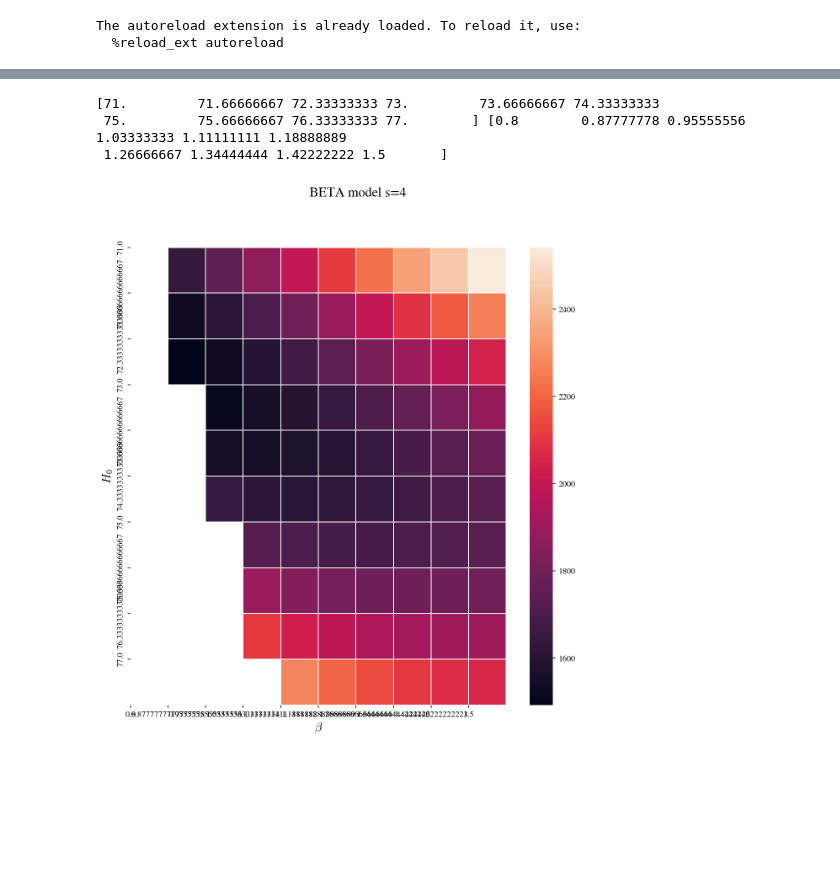
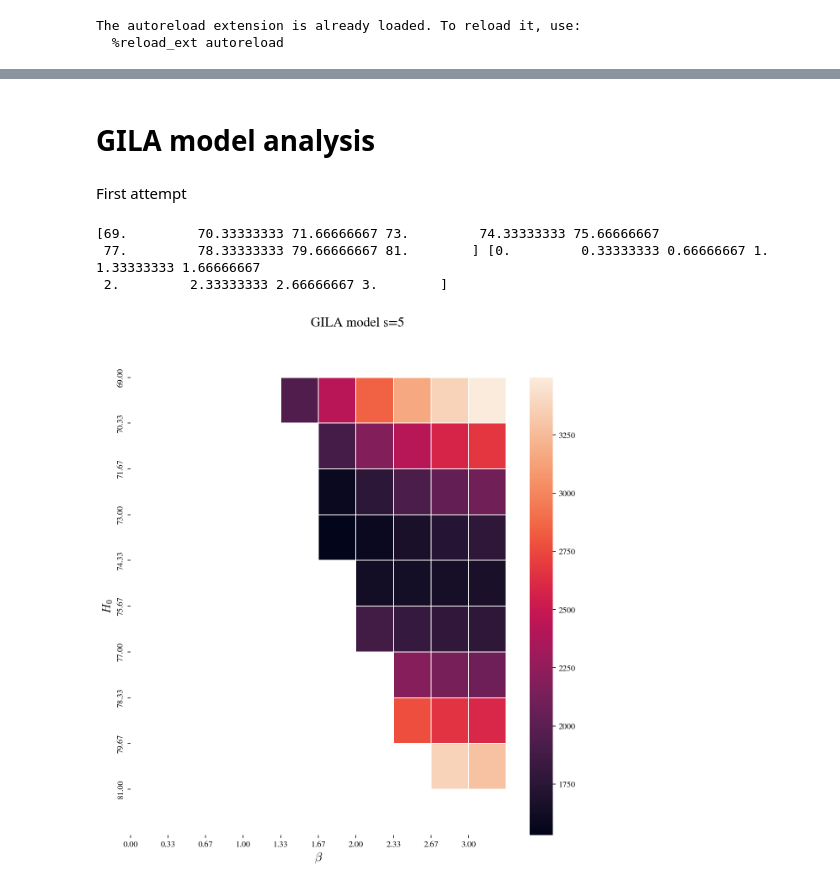
Before and after one commit to matiasleize/GC_MCMC, a Jupyter notebook: notebooks/age_of_the_universe/plot_age_of_universe_0.90_z_linspace_integration_fix_s.ipynb, the cells around one changed output, grey strips where cells are left out. Cells and saved outputs as stored; diff of their text form; code cells hidden in the pictures; blank space fills up the shorter version.

Commit message:
Update grid analysis

```diff
--- a/notebooks/age_of_the_universe/plot_age_of_universe_0.90_z_linspace_integration_fix_s.ipynb
+++ b/notebooks/age_of_the_universe/plot_age_of_universe_0.90_z_linspace_integration_fix_s.ipynb
@@ -276,7 +278,7 @@ dof = ds_SN_plus_shoes[2].shape[0]-3
 omega_r = 2.47e-5
 L_bar = 0.90
 M_abs = -19.3
-s = 4
+s = 5
 
 Gyr_to_second = int(3.1536e16)
 Mpc_to_km = int(3.0857e19)
@@ -287,7 +293,7 @@ aou_threshold = 12.7
 # %%
 #BETA MODEL
 
-H0_values = np.arange(69,81)
+H0_values = np.linspace(69,81,10)
 beta_values = np.linspace(0,2.5,10)
 print(H0_values, beta_values)
 
@@ -319,9 +325,9 @@ ax.set_xlabel(r'$\beta$', fontsize=14)
 ax.set_ylabel(r'$H_0$', fontsize=14)
 ax.set_xticks(np.arange(len(beta_values)))
 ax.set_yticks(np.arange(len(H0_values)))
-ax.set_xticklabels(beta_values)
-ax.set_yticklabels(H0_values)
+ax.set_xticklabels([f'{tick:.2f}' for tick in beta_values])
+ax.set_yticklabels([f'{tick:.2f}' for tick in H0_values])
 ax.label_outer()
-fig.savefig(os.path.join(path_figures, 'heat_map_aou_BETA_s={:3g}.png'.format(s)))
+fig.savefig(os.path.join(path_figures, 'heat_map_aou_BETA_s={}.png'.format(s)))
 plt.show()
 # %% [output]
@@ -349,46 +411,51 @@ plt.show()
+# %% [markdown]
+# GILA model analysis
+# %% [markdown]
+First attempt
 # %%
-#BETA MODEL
-H0_values = np.linspace(71,77,10)
-beta_values = np.linspace(0.8,1.5,10)
+#GILA MODEL
+
+H0_values = np.linspace(69,81,10)
+beta_values = np.linspace(0,3,10)
+
 print(H0_values, beta_values)
 
 fig, ax = plt.subplots(figsize=(10, 10))
-fig.suptitle('BETA model s={}'.format(s), fontsize=16)
+fig.suptitle('GILA model s={}'.format(s), fontsize=16)
 
-matrix_beta = np.zeros((len(H0_values), len(beta_values)))
+matrix_gila = np.zeros((len(H0_values), len(beta_values)))
 
 for i, H0_val in enumerate(H0_values):
     for j, beta_val in enumerate(beta_values):
         physical_params = [L_bar, beta_val, H0_val, s]
         try :
-            z_final, Hs_final = integrator_GILA(physical_params, model='BETA', num_z_points=int(len(z)),
+            z_final, Hs_final = integrator_GILA(physical_params, model='GILA', num_z_points=int(len(z)),
                                             initial_z=z[0], final_z=z[-1])
         except Exception as e:
             # If integration fails
-            matrix_beta[i, j] = np.nan
+            matrix_gila[i, j] = np.nan
             continue
-        aou_beta = inv_Hub_to_Gyr * simps(((1+z_final) * Hs_final)**(-1), z_final)
-        if aou_beta < aou_threshold:
-            matrix_beta[i, j] = np.nan
+        aou_gila = inv_Hub_to_Gyr * simps(((1+z_final) * Hs_final)**(-1), z_final)
+        if aou_gila < aou_threshold:
+            matrix_gila[i, j] = np.nan
         else:
             theta = [M_abs, L_bar, beta_val, H0_val, s]
-            chi2 = params_to_chi2(theta, dataset_SN_plus_shoes=ds_SN_plus_shoes, model='BETA')#/dof
-            matrix_beta[i, j] = chi2
+            chi2 = params_to_chi2(theta, dataset_SN_plus_shoes=ds_SN_plus_shoes, model='GILA')#/dof
+            matrix_gila[i, j] = chi2
+
 # Plot the heatmap with discrete colormap
-ax = sns.heatmap(matrix_beta, linewidth=0.5)
+ax = sns.heatmap(matrix_gila, linewidth=0.5)
 ax.set_xlabel(r'$\beta$', fontsize=14)
 ax.set_ylabel(r'$H_0$', fontsize=14)
 ax.set_xticks(np.arange(len(beta_values)))
 ax.set_yticks(np.arange(len(H0_values)))
-ax.set_xticklabels(beta_values)
-ax.set_yticklabels(H0_values)
-ax.xaxis.set_major_formatter(FormatStrFormatter('%.2f'))
-ax.yaxis.set_major_formatter(FormatStrFormatter('%.2f'))
+ax.set_xticklabels([f'{tick:.2f}' for tick in beta_values])
+ax.set_yticklabels([f'{tick:.2f}' for tick in H0_values])
 ax.label_outer()
-#fig.savefig(os.path.join(path_figures, 'heat_map_aou_BETA_s={:3g}.png'.format(s)))
+fig.savefig(os.path.join(path_figures, 'heat_map_aou_GILA_s={}.png'.format(s)))
 plt.show()
 # %% [output]
-[71.         71.66666667 72.33333333 73.         73.66666667 74.33333333
- 75.         75.66666667 76.33333333 77.        ] [0.8        0.87777778 0.95555556 1.03333333 1.11111111 1.18888889
- 1.26666667 1.34444444 1.42222222 1.5       ]
+[69.         70.33333333 71.66666667 73.         74.33333333 75.66666667
+ 77.         78.33333333 79.66666667 81.        ] [0.         0.33333333 0.66666667 1.         1.33333333 1.66666667
+ 2.         2.33333333 2.66666667 3.        ]
-[figure, old version]
+[figure, new version]
```
Also changed, not shown: parts of 13 cells of this notebook.
